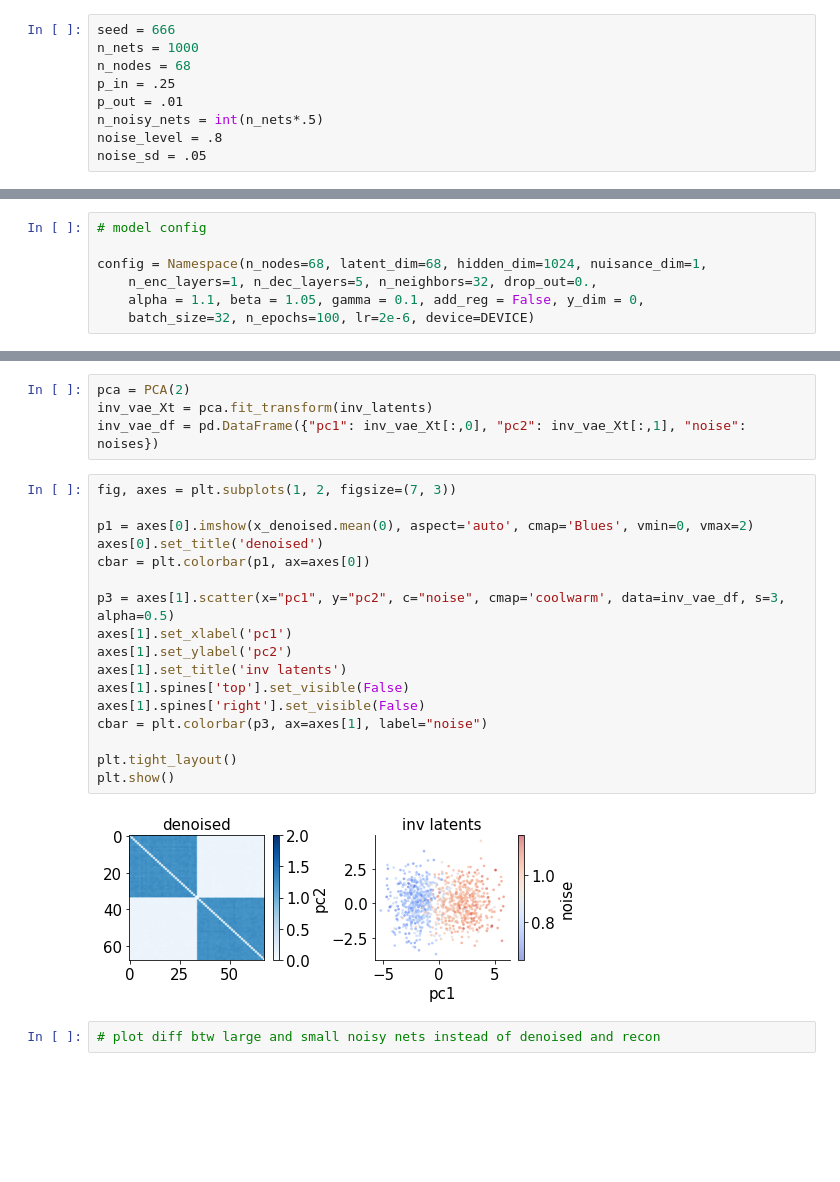
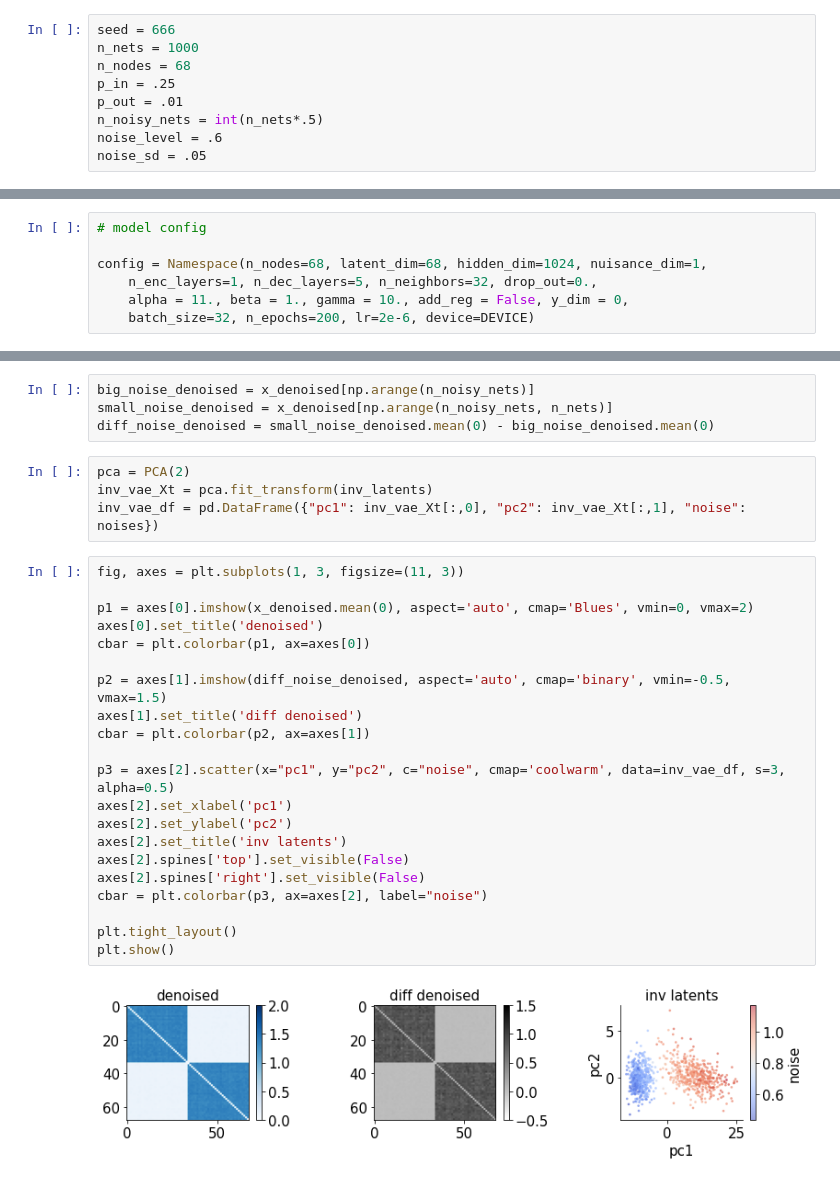
Before and after one commit to yzhang511/inv-vae, a Jupyter notebook: simulation.ipynb, the cells around one changed output, grey strips where cells are left out. Drawn from its saved outputs; the diff is of its cells as text; blank space fills up the shorter version.

```diff
--- a/simulation.ipynb
+++ b/simulation.ipynb
@@ -46,7 +47,7 @@ n_nodes = 68
 p_in = .25
 p_out = .01
 n_noisy_nets = int(n_nets*.5)
-noise_level = .8
+noise_level = .6
 noise_sd = .05
 # %%
 sim_nets, noisy_nets, noises, noise_ids = simulate_networks(n_nets=n_nets, n_nodes=n_nodes, p_in=p_in, p_out=p_out, seed=seed,
@@ -232,8 +257,8 @@ inv_vae
 
 config = Namespace(n_nodes=68, latent_dim=68, hidden_dim=1024, nuisance_dim=1,
     n_enc_layers=1, n_dec_layers=5, n_neighbors=32, drop_out=0.,
-    alpha = 1.1, beta = 1.05, gamma = 0.1, add_reg = False, y_dim = 0,
-    batch_size=32, n_epochs=100, lr=2e-6, device=DEVICE)
+    alpha = 11., beta = 1., gamma = 10., add_reg = False, y_dim = 0,
+    batch_size=32, n_epochs=200, lr=2e-6, device=DEVICE)
 # %%
 inv_model = INV_VAE(config).to(config.device)
 inv_model.set_mask(knn_masks)
@@ -327,25 +340,31 @@ plt.show()
+# %%
+big_noise_denoised = x_denoised[np.arange(n_noisy_nets)]
+small_noise_denoised = x_denoised[np.arange(n_noisy_nets, n_nets)]
+diff_noise_denoised = small_noise_denoised.mean(0) - big_noise_denoised.mean(0)
 # %%
 pca = PCA(2)
 inv_vae_Xt = pca.fit_transform(inv_latents)
 inv_vae_df = pd.DataFrame({"pc1": inv_vae_Xt[:,0], "pc2": inv_vae_Xt[:,1], "noise": noises})
 # %%
-fig, axes = plt.subplots(1, 2, figsize=(7, 3))
+fig, axes = plt.subplots(1, 3, figsize=(11, 3))
 
 p1 = axes[0].imshow(x_denoised.mean(0), aspect='auto', cmap='Blues', vmin=0, vmax=2)
 axes[0].set_title('denoised')
 cbar = plt.colorbar(p1, ax=axes[0])
 
-p3 = axes[1].scatter(x="pc1", y="pc2", c="noise", cmap='coolwarm', data=inv_vae_df, s=3, alpha=0.5)
-axes[1].set_xlabel('pc1')
-axes[1].set_ylabel('pc2')
-axes[1].set_title('inv latents')
-axes[1].spines['top'].set_visible(False)
-axes[1].spines['right'].set_visible(False)
-cbar = plt.colorbar(p3, ax=axes[1], label="noise")
+p2 = axes[1].imshow(diff_noise_denoised, aspect='auto', cmap='binary', vmin=-0.5, vmax=1.5)
+axes[1].set_title('diff denoised')
+cbar = plt.colorbar(p2, ax=axes[1])
+
+p3 = axes[2].scatter(x="pc1", y="pc2", c="noise", cmap='coolwarm', data=inv_vae_df, s=3, alpha=0.5)
+axes[2].set_xlabel('pc1')
+axes[2].set_ylabel('pc2')
+axes[2].set_title('inv latents')
+axes[2].spines['top'].set_visible(False)
+axes[2].spines['right'].set_visible(False)
+cbar = plt.colorbar(p3, ax=axes[2], label="noise")
 
 plt.tight_layout()
 plt.show()
 # %% [output]
-[figure, old version]
+[figure, new version]
-# %%
-# plot diff btw large and small noisy nets instead of denoised and recon
```
Also changed, not shown: parts of 14 cells of this notebook, 2 other files.
